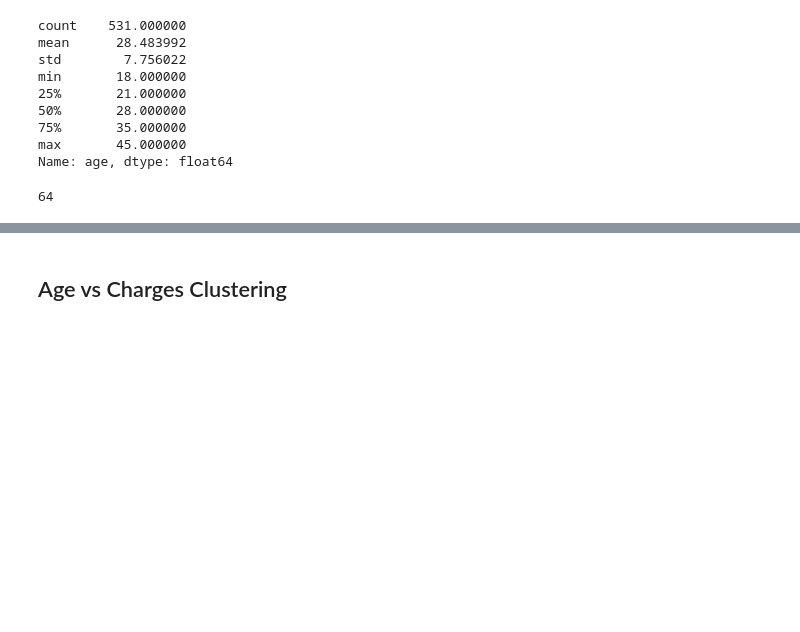
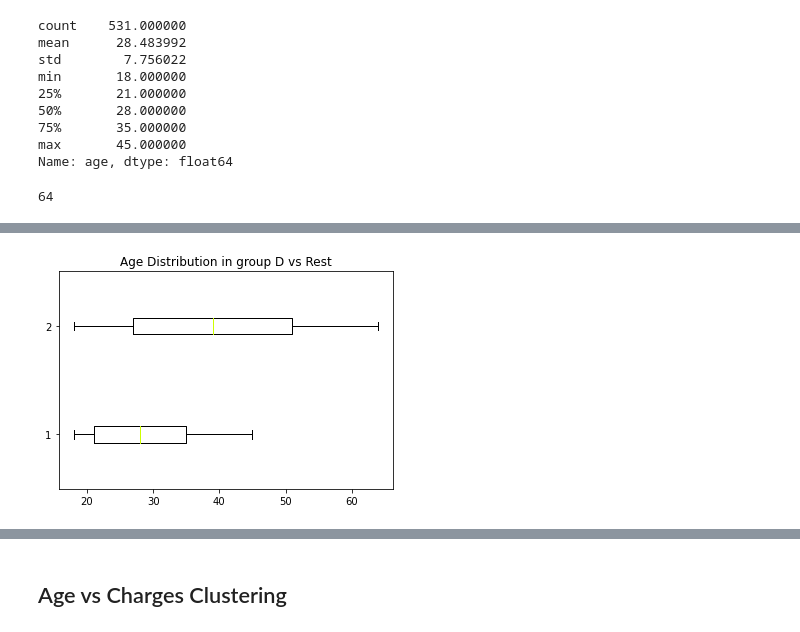
Before and after one commit to Injoker645/Inter-University-Big-Data-Challenge-2022, a Jupyter notebook: Inusrance Groups Clusters.ipynb, the cells around one changed output, grey strips where cells are left out. Drawn from its saved outputs; the diff is of its cells as text; code cells hidden in the pictures; blank space fills up the shorter version.

```diff
--- a/Inusrance Groups Clusters.ipynb
+++ b/Inusrance Groups Clusters.ipynb
@@ -258,0 +270,5 @@ regionD_frame
+# %%
+plt.boxplot([regionD_frame['age'], df['age']], vert = False)
+plt.title("Age Distribution in group D vs Rest");
+# %% [output]
+[figure, added]
```
Also changed, not shown: parts of 16 cells of this notebook.
